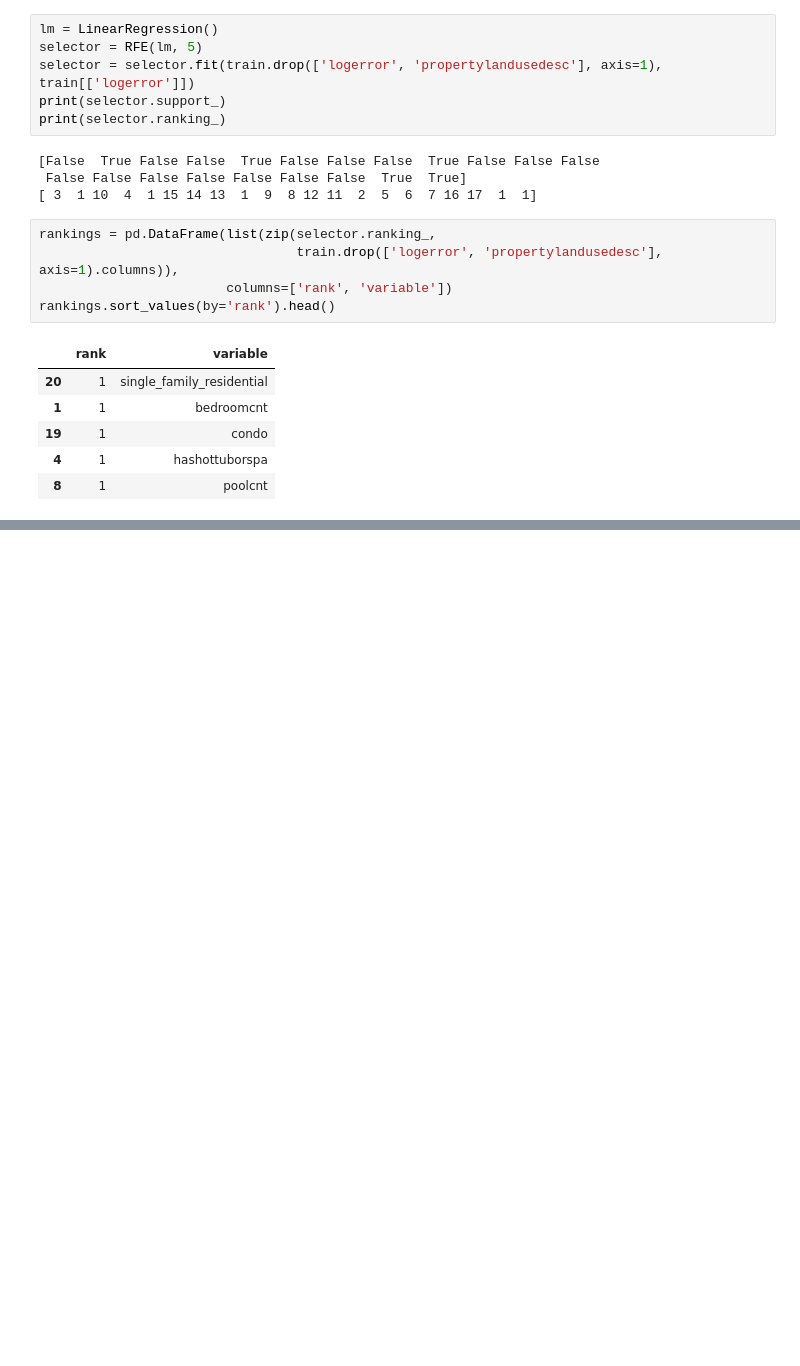
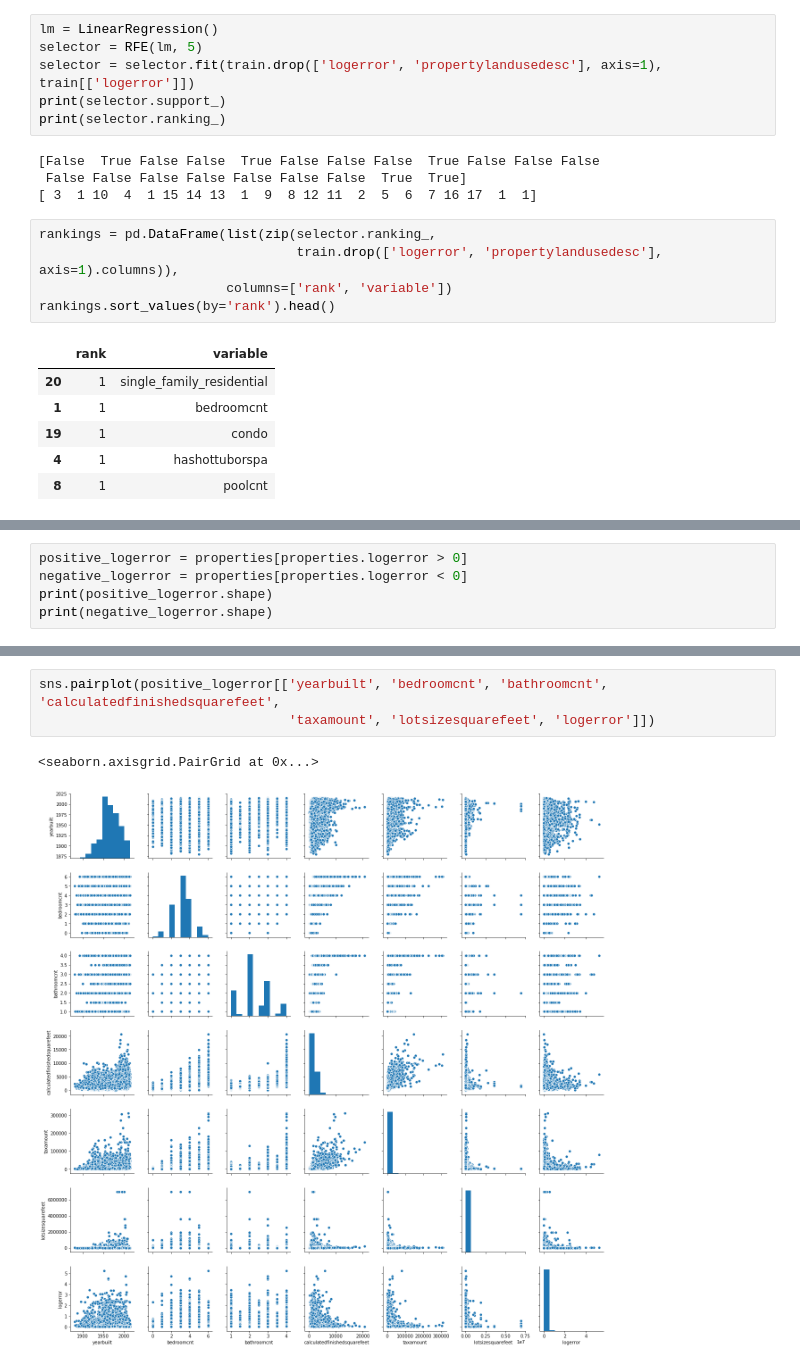
Before and after one commit to matthewzapata/ds-methodologies-exercises, a Jupyter notebook: clustering/zillow_exercises.ipynb, the cells around one changed output, grey strips where cells are left out. Cells and saved outputs as stored; diff of their text form; blank space fills up the shorter version.

```diff
--- a/clustering/zillow_exercises.ipynb
+++ b/clustering/zillow_exercises.ipynb
@@ -1657,0 +1793,5 @@ explore_zillow.linear_models(X, y)
+# %%
+positive_logerror = properties[properties.logerror > 0]
+negative_logerror = properties[properties.logerror < 0]
+print(positive_logerror.shape)
+print(negative_logerror.shape)
@@ -1657,0 +1821,6 @@ explore_zillow.linear_models(X, y)
+# %%
+sns.pairplot(positive_logerror[['yearbuilt', 'bedroomcnt', 'bathroomcnt', 'calculatedfinishedsquarefeet',
+                                'taxamount', 'lotsizesquarefeet', 'logerror']])
+# %% [output]
+<seaborn.axisgrid.PairGrid at 0x...>
+[figure, added]
```
Also changed, not shown: parts of 96 cells of this notebook, 1 other file.
